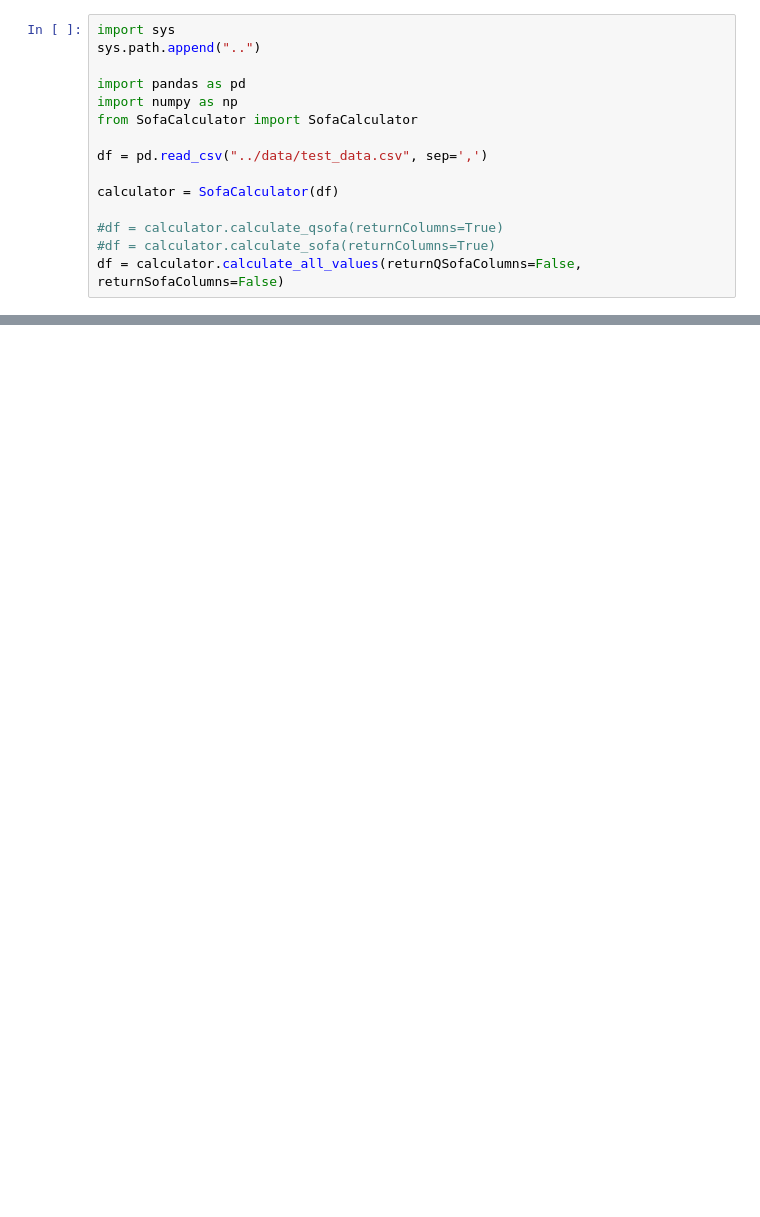
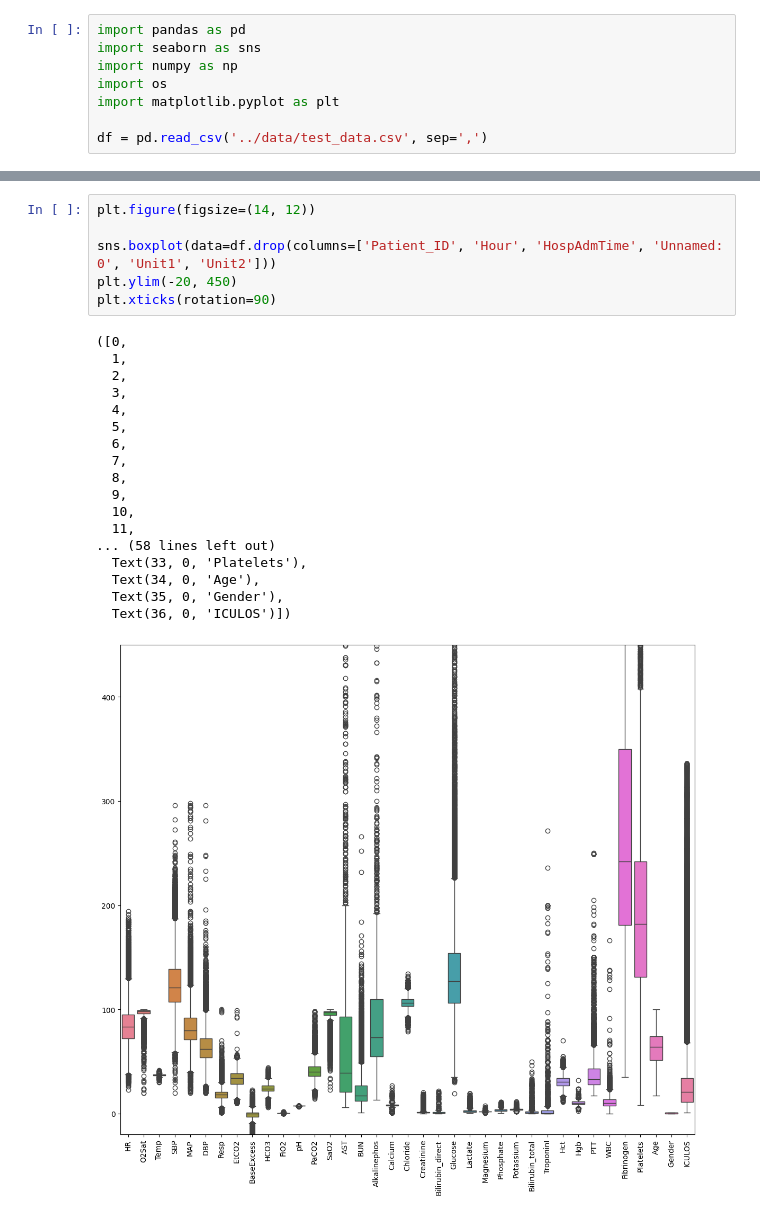
Before and after one commit to ernestoheres/vital-ai-windesheim-groep-4, a Jupyter notebook: Notebooks/noah.ipynb, the cells around one changed output, grey strips where cells are left out. Cells and saved outputs as stored; diff of their text form; blank space fills up the shorter version.

```diff
--- a/Notebooks/noah.ipynb
+++ b/Notebooks/noah.ipynb
@@ -1,15 +29,8 @@
 # %%
-import sys
-sys.path.append("..")
+import pandas as pd
+import seaborn as sns
+import numpy as np
+import os
+import matplotlib.pyplot as plt
 
-import pandas as pd
-import numpy as np
-from SofaCalculator import SofaCalculator
-
-df = pd.read_csv("../data/test_data.csv", sep=',')
-
-calculator = SofaCalculator(df)
-
-#df = calculator.calculate_qsofa(returnColumns=True)
-#df = calculator.calculate_sofa(returnColumns=True)
-df = calculator.calculate_all_values(returnQSofaColumns=False, returnSofaColumns=False)
+df = pd.read_csv('../data/test_data.csv', sep=',')
@@ -15,0 +96,25 @@ df = calculator.calculate_all_values(returnQSofaColumns=False, returnSofaColumns
+# %%
+plt.figure(figsize=(14, 12))
+
+sns.boxplot(data=df.drop(columns=['Patient_ID', 'Hour', 'HospAdmTime', 'Unnamed: 0', 'Unit1', 'Unit2']))
+plt.ylim(-20, 450)
+plt.xticks(rotation=90)
+# %% [output]
+([0,
+  1,
+  2,
+  3,
+  4,
+  5,
+  6,
+  7,
+  8,
+  9,
+  10,
+  11,
+... (58 lines left out)
+  Text(33, 0, 'Platelets'),
+  Text(34, 0, 'Age'),
+  Text(35, 0, 'Gender'),
+  Text(36, 0, 'ICULOS')])
+[figure, added]
```
Also changed, not shown: parts of 74 cells of this notebook, 3 other files.
